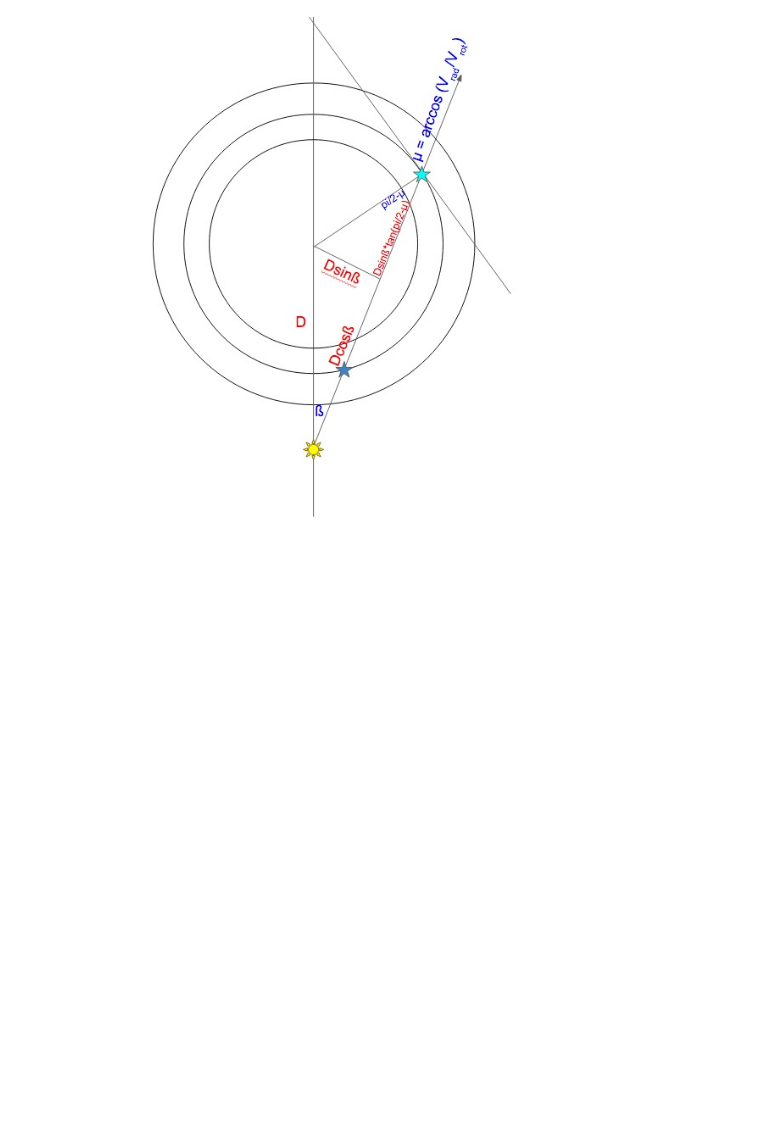
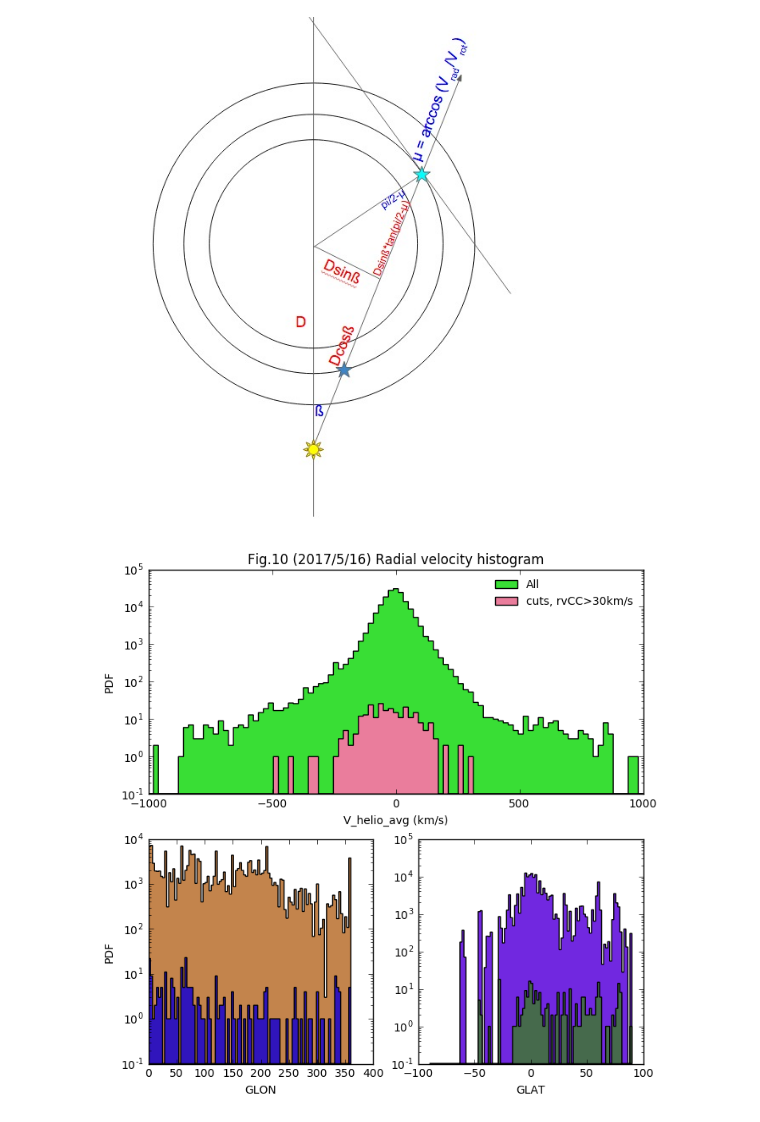
Before and after one commit to liuxx479/MW-BHs, a Jupyter notebook: plot-BHstars.ipynb, the cells around one changed output. Cells and saved outputs as stored; diff of their text form; code cells hidden in the pictures; blank space fills up the shorter version.

```diff
--- a/plot-BHstars.ipynb
+++ b/plot-BHstars.ipynb
@@ -237,6 +237,8 @@ idx_class = where(cut_telluric & cut_class)[0]
 idx_class_Teff = where(cut_telluric & cut_class & cut_teff)[0]
 idx_class_Teff_JK = where(cut_telluric & cut_class & cut_teff & cut_JK)[0]
 idx_class_Teff_JK_LOGG38 = where(cut_telluric & cut_class & cut_teff & cut_JK & cut_logg)[0]
+
+idx_cuts_rvcc = where(cut_telluric & cut_class & cut_teff & cut_JK & cut_logg & (rvCC>30))[0]
 # %%
 labels_arr = ['No Telluric', 'LOGG < 3.8', 'J-K>0.5', 'Template = GK giant']
 
@@ -305,3 +307,48 @@ from IPython.display import Image
 Image("distance.jpg",width=450)
 # %% [output]
 [figure]
+# %%
+Vr=hdulist[1].data['VHELIO_AVG']
+GLON=hdulist[1].data['GLON']
+GLAT=hdulist[1].data['GLAT']
+IGLON=GLON.copy()
+IGLON[IGLON>180]=360-IGLON[IGLON>180]
+
+def dstar (Vr, GLON, GLAT, Vrot=220.0, Dsun=8.0):##Dsun distance to galactic center 8kpc
+    mu = arccos(abs(Vr)/Vrot) ##### radians
+    beta = radians(GLON)
+    out = Dsun*abs(cos(beta))+Dsun*abs(sin(beta))*tan(0.5*pi-mu)
+    out [ (GLON>=90) & (GLON<270)] = 13.0 ### largest possible if angle>90 from sun
+    out [abs(Vr)>Vrot] = 23.0
+    return out
+
+Dstar_arr = dstar(Vr, IGLON, GLAT)
+# %%
+seed(5)
+f=figure(figsize=(8,8))
+ax=f.add_subplot(211)
+ax3=f.add_subplot(223)
+ax4=f.add_subplot(224)
+
+bins_Vr=linspace(-1000,1000,100)
+bins_GLON=linspace(0,360,101)
+bins_GLAT=linspace(-90,90,101)
+
+ax.hist(Vr[idx_all], bins=bins_Vr,histtype='stepfilled',log=1,color=rand(3),lw=1, label='All')
+ax.hist(Vr[idx_cuts_rvcc], bins=bins_Vr,histtype='stepfilled',log=1,color=rand(3),lw=1, label='cuts, rvCC>30km/s')
+ax.set_title('Fig.10 (2017/5/16) Radial velocity histogram')
+ax.set_ylabel('PDF')
+ax.legend(frameon=0, fontsize=10)
+ax.set_xlabel('V_helio_avg (km/s)')
+
+ax3.hist(GLON[idx_all], bins=bins_GLON,histtype='stepfilled',log=1,color=rand(3),lw=1, label='All')
+ax3.hist(GLON[idx_cuts_rvcc], bins=bins_GLON,histtype='stepfilled',log=1,color=rand(3),lw=1, label='cuts, rvCC>30km/s')
+ax4.hist(GLAT[idx_all], bins=bins_GLAT,histtype='stepfilled',log=1,color=rand(3),lw=1, label='All')
+ax4.hist(GLAT[idx_cuts_rvcc], bins=bins_GLAT,histtype='stepfilled',log=1,color=rand(3),lw=1, label='cuts, rvCC>30km/s')
+ax3.set_xlabel('GLON')
+ax4.set_xlabel('GLAT')
+ax3.set_ylabel('PDF')
+
+show()
+# %% [output]
+[figure, added]
```
Also changed, not shown: parts of 1 cell of this notebook.
